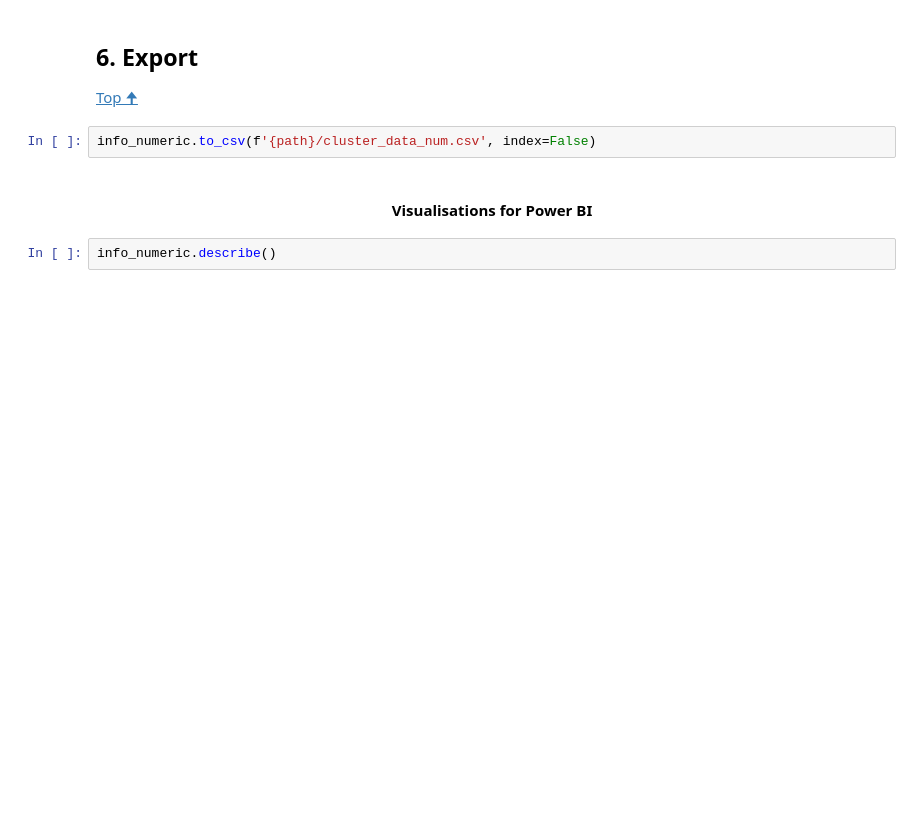
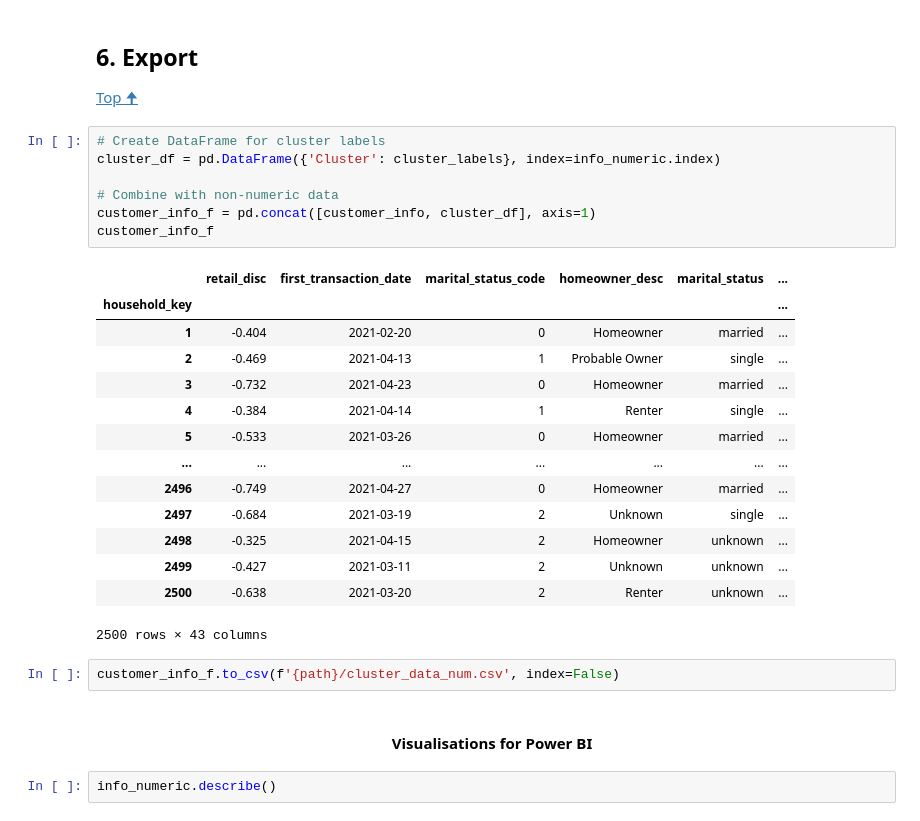
Before and after one commit to antoniooliveira03/Projects, a Jupyter notebook: NTT Project/05_Clustering.ipynb, the cells around one changed output. Saved outputs shown, nothing was run; the diff lists cells and outputs as text; blank space fills up the shorter version.

```diff
--- a/NTT Project/05_Clustering.ipynb
+++ b/NTT Project/05_Clustering.ipynb
@@ -404,8 +405,30 @@ info_numeric.groupby(['cluster_umap_dbscan']).mean().T
 
 <a class='anchor' id='1'></a>
 [Top &#129033;](#0)
+# %%
+# Create DataFrame for cluster labels
+cluster_df = pd.DataFrame({'Cluster': cluster_labels}, index=info_numeric.index)
+
+# Combine with non-numeric data
+customer_info_f = pd.concat([customer_info, cluster_df], axis=1)
+customer_info_f
+# %% [output]
+|  | retail_disc | first_transaction_date | marital_status_code | homeowner_desc | marital_status | ... |
+| household_key |  |  |  |  |  | ... |
+| 1 | -0.404 | 2021-02-20 | 0 | Homeowner | married | ... |
+| 2 | -0.469 | 2021-04-13 | 1 | Probable Owner | single | ... |
+| 3 | -0.732 | 2021-04-23 | 0 | Homeowner | married | ... |
+| 4 | -0.384 | 2021-04-14 | 1 | Renter | single | ... |
+| 5 | -0.533 | 2021-03-26 | 0 | Homeowner | married | ... |
+| ... | ... | ... | ... | ... | ... | ... |
+| 2496 | -0.749 | 2021-04-27 | 0 | Homeowner | married | ... |
+| 2497 | -0.684 | 2021-03-19 | 2 | Unknown | single | ... |
+| 2498 | -0.325 | 2021-04-15 | 2 | Homeowner | unknown | ... |
+| 2499 | -0.427 | 2021-03-11 | 2 | Unknown | unknown | ... |
+| 2500 | -0.638 | 2021-03-20 | 2 | Renter | unknown | ... |
+2500 rows × 43 columns
 # %%
-info_numeric.to_csv(f'{path}/cluster_data_num.csv', index=False)
+customer_info_f.to_csv(f'{path}/cluster_data_num.csv', index=False)
 # %% [markdown]
 #### <center>Visualisations for Power BI <center>
 # %%
```
Also changed, not shown: parts of 5 cells of this notebook.
